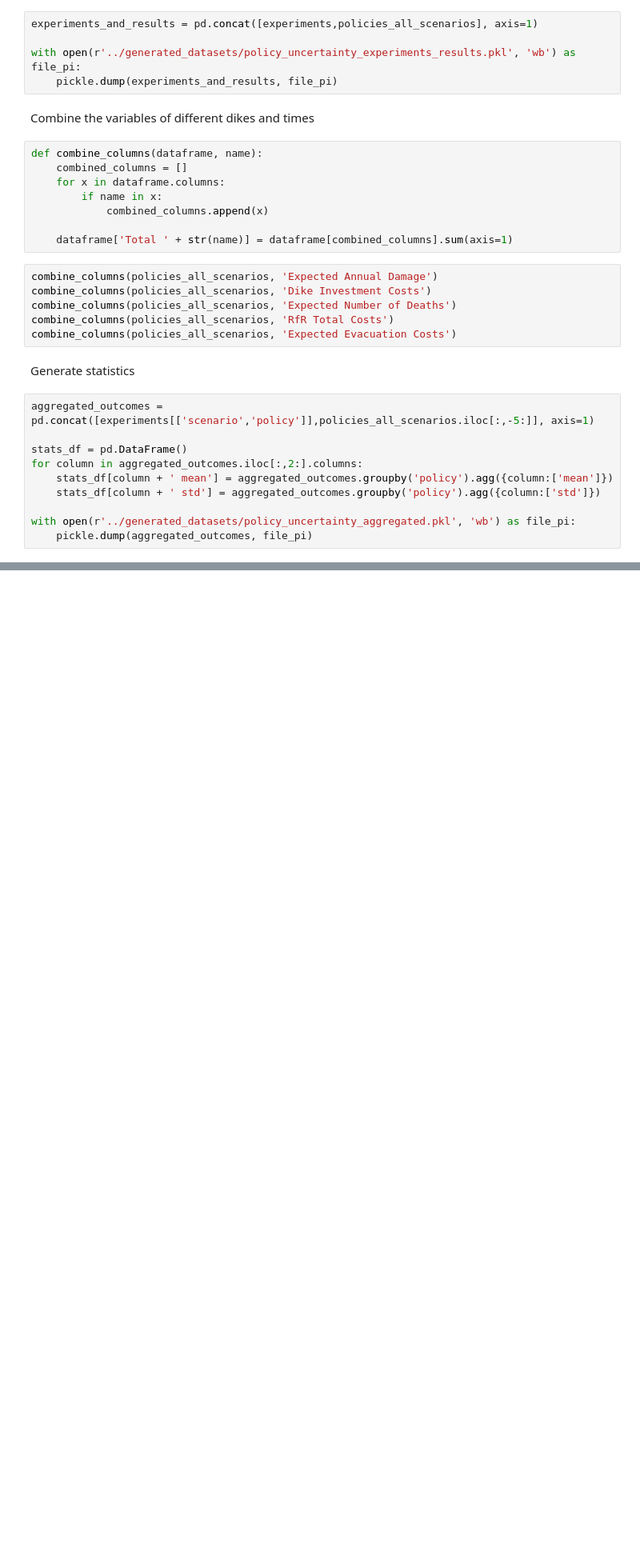
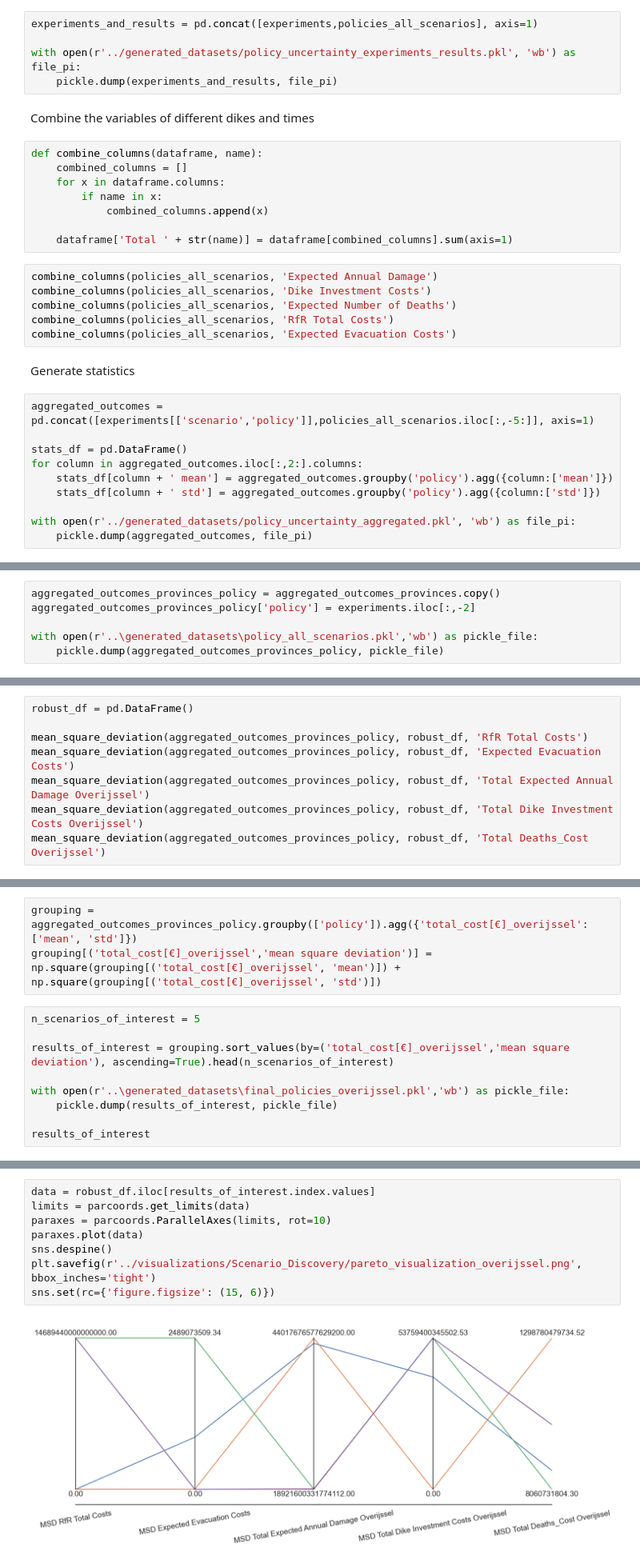
Before and after one commit to JasperBaars/EPA1361_Model-based_Decision-making, a Jupyter notebook: Final Assignment EPA1361/Model and Notebooks/3. Uncertainty Analysis.ipynb, the cells around one changed output, grey strips where cells are left out. Shown at 80% size. Cells and saved outputs as stored; diff of their text form; blank space fills up the shorter version.

```diff
--- a/Final Assignment EPA1361/Model and Notebooks/3. Uncertainty Analysis.ipynb
+++ b/Final Assignment EPA1361/Model and Notebooks/3. Uncertainty Analysis.ipynb
@@ -132,0 +213,6 @@ with open(r'../generated_datasets/policy_uncertainty_aggregated.pkl', 'wb') as f
+# %%
+aggregated_outcomes_provinces_policy = aggregated_outcomes_provinces.copy()
+aggregated_outcomes_provinces_policy['policy'] = experiments.iloc[:,-2]
+
+with open(r'..\generated_datasets\policy_all_scenarios.pkl','wb') as pickle_file:
+    pickle.dump(aggregated_outcomes_provinces_policy, pickle_file)
@@ -132,0 +232,8 @@ with open(r'../generated_datasets/policy_uncertainty_aggregated.pkl', 'wb') as f
+# %%
+robust_df = pd.DataFrame()
+
+mean_square_deviation(aggregated_outcomes_provinces_policy, robust_df, 'RfR Total Costs')
+mean_square_deviation(aggregated_outcomes_provinces_policy, robust_df, 'Expected Evacuation Costs')
+mean_square_deviation(aggregated_outcomes_provinces_policy, robust_df, 'Total Expected Annual Damage Overijssel')
+mean_square_deviation(aggregated_outcomes_provinces_policy, robust_df, 'Total Dike Investment Costs Overijssel')
+mean_square_deviation(aggregated_outcomes_provinces_policy, robust_df, 'Total Deaths_Cost Overijssel')
@@ -132,0 +242,12 @@ with open(r'../generated_datasets/policy_uncertainty_aggregated.pkl', 'wb') as f
+# %%
+grouping = aggregated_outcomes_provinces_policy.groupby(['policy']).agg({'total_cost[€]_overijssel':['mean', 'std']})
+grouping[('total_cost[€]_overijssel','mean square deviation')] = np.square(grouping[('total_cost[€]_overijssel', 'mean')]) + np.square(grouping[('total_cost[€]_overijssel', 'std')])
+# %%
+n_scenarios_of_interest = 5
+
+results_of_interest = grouping.sort_values(by=('total_cost[€]_overijssel','mean square deviation'), ascending=True).head(n_scenarios_of_interest)
+
+with open(r'..\generated_datasets\final_policies_overijssel.pkl','wb') as pickle_file:
+    pickle.dump(results_of_interest, pickle_file)
+
+results_of_interest
@@ -132,0 +265,10 @@ with open(r'../generated_datasets/policy_uncertainty_aggregated.pkl', 'wb') as f
+# %%
+data = robust_df.iloc[results_of_interest.index.values]
+limits = parcoords.get_limits(data)
+paraxes = parcoords.ParallelAxes(limits, rot=10)
+paraxes.plot(data)
+sns.despine()
+plt.savefig(r'../visualizations/Scenario_Discovery/pareto_visualization_overijssel.png', bbox_inches='tight')
+sns.set(rc={'figure.figsize': (15, 6)})
+# %% [output]
+[figure, added]
```
Also changed, not shown: parts of 30 cells of this notebook, 5 other files.
